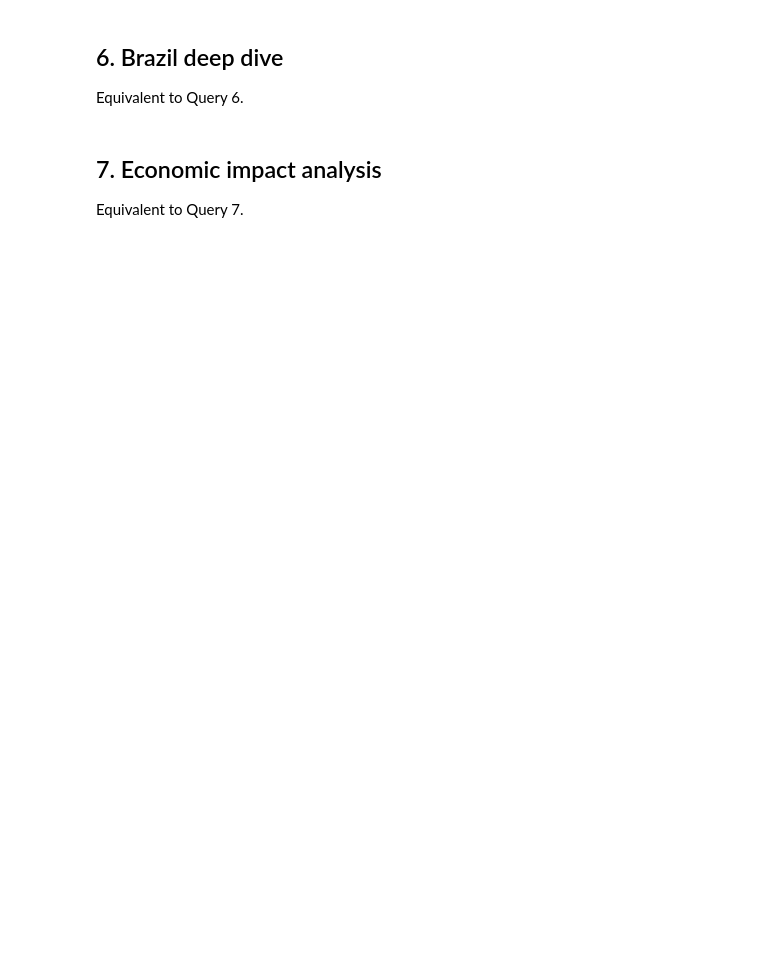
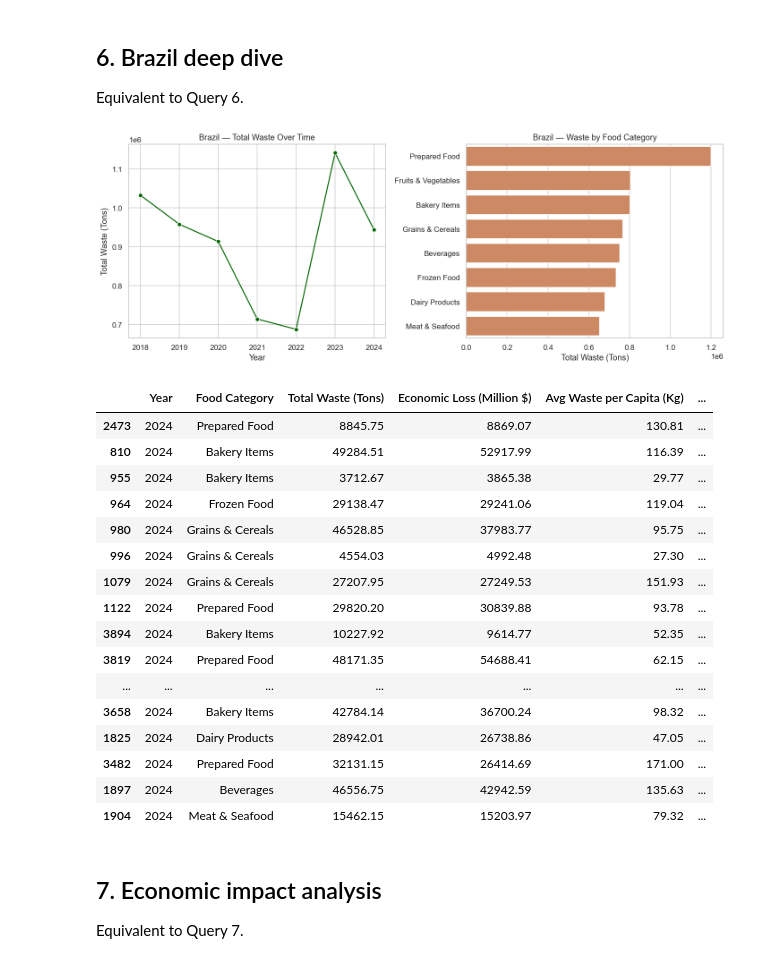
Before and after one commit to pietromasiero/food-waste-analytics-pipeline, a Jupyter notebook: notebooks/01_exploratory_analysis.ipynb, the cells around one changed output. Drawn from its saved outputs; the diff is of its cells as text; code cells hidden in the pictures; blank space fills up the shorter version.

```diff
--- a/notebooks/01_exploratory_analysis.ipynb
+++ b/notebooks/01_exploratory_analysis.ipynb
@@ -180,31 +285,50 @@ Equivalent to Query 6.
 # %%
 brazil = (
     df[df["Country"] == "Brazil"]
     .sort_values(["Year"], ascending=False)
     [["Year", "Food Category", "Total Waste (Tons)", "Economic Loss (Million $)",
       "Avg Waste per Capita (Kg)", "Household Waste (%)"]]
 )
 
 fig, axes = plt.subplots(1, 2, figsize=(13, 5))
 
 brazil_by_year = brazil.groupby("Year", as_index=False)["Total Waste (Tons)"].sum()
 sns.lineplot(data=brazil_by_year, x="Year", y="Total Waste (Tons)",
              marker="o", ax=axes[0], color="darkgreen")
 axes[0].set_title("Brazil — Total Waste Over Time")
 
 brazil_by_cat = (
     brazil.groupby("Food Category", as_index=False)["Total Waste (Tons)"]
     .sum().sort_values("Total Waste (Tons)", ascending=False)
 )
 sns.barplot(data=brazil_by_cat, y="Food Category", x="Total Waste (Tons)",
-            hue="Food Category", palette="YlOrBr", legend=False, ax=axes[1])
+            color="#dd8452", ax=axes[1])
 axes[1].set_title("Brazil — Waste by Food Category")
 axes[1].set_ylabel("")
 
 plt.tight_layout()
 plt.show()
 
 brazil.head(20)
+# %% [output]
+[figure, added]
+|  | Year | Food Category | Total Waste (Tons) | Economic Loss (Million $) | Avg Waste per Capita (Kg) | ... |
+| 2473 | 2024 | Prepared Food | 8845.75 | 8869.07 | 130.81 | ... |
+| 810 | 2024 | Bakery Items | 49284.51 | 52917.99 | 116.39 | ... |
+| 955 | 2024 | Bakery Items | 3712.67 | 3865.38 | 29.77 | ... |
+| 964 | 2024 | Frozen Food | 29138.47 | 29241.06 | 119.04 | ... |
+| 980 | 2024 | Grains & Cereals | 46528.85 | 37983.77 | 95.75 | ... |
+| 996 | 2024 | Grains & Cereals | 4554.03 | 4992.48 | 27.30 | ... |
+| 1079 | 2024 | Grains & Cereals | 27207.95 | 27249.53 | 151.93 | ... |
+| 1122 | 2024 | Prepared Food | 29820.20 | 30839.88 | 93.78 | ... |
+| 3894 | 2024 | Bakery Items | 10227.92 | 9614.77 | 52.35 | ... |
+| 3819 | 2024 | Prepared Food | 48171.35 | 54688.41 | 62.15 | ... |
+| ... | ... | ... | ... | ... | ... | ... |
+| 3658 | 2024 | Bakery Items | 42784.14 | 36700.24 | 98.32 | ... |
+| 1825 | 2024 | Dairy Products | 28942.01 | 26738.86 | 47.05 | ... |
+| 3482 | 2024 | Prepared Food | 32131.15 | 26414.69 | 171.00 | ... |
+| 1897 | 2024 | Beverages | 46556.75 | 42942.59 | 135.63 | ... |
+| 1904 | 2024 | Meat & Seafood | 15462.15 | 15203.97 | 79.32 | ... |
 # %% [markdown]
 ## 7. Economic impact analysis
 
```
Also changed, not shown: parts of 8 cells of this notebook.
